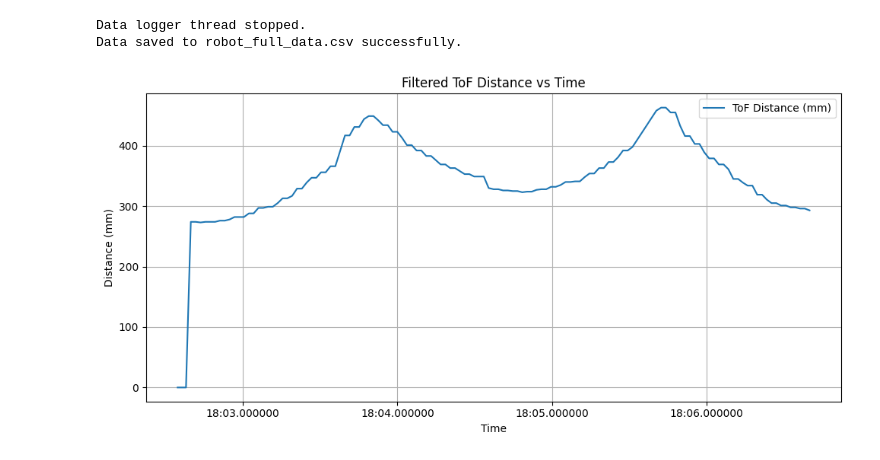
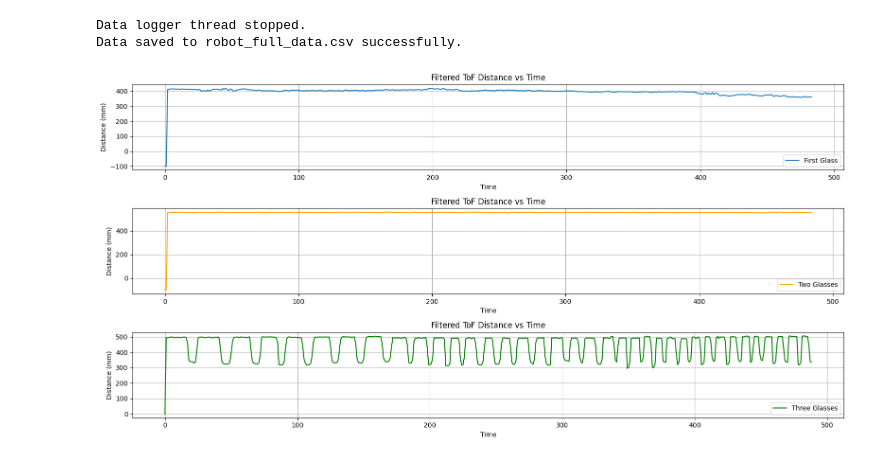
Before and after one commit to Klong1212/Robotmaster, a Jupyter notebook: tof_noise_check.ipynb, the cells around one changed output. Drawn from its saved outputs; the diff is of its cells as text; code cells hidden in the pictures.

```diff
--- a/tof_noise_check.ipynb
+++ b/tof_noise_check.ipynb
@@ -202,24 +202,44 @@ Data logger thread stopped.
 Data saved to robot_full_data.csv successfully.
 # %%
 import pandas as pd
-first_glass=pd.read_csv("first_glass.csv")
-two_glass=pd.read_csv("two_glass.csv")
-three_glass=pd.read_csv("three_glass.csv")
+first_glass = pd.read_csv("first_glass.csv")
+two_glass = pd.read_csv("two_glass.csv")
+three_glass = pd.read_csv("three_glass.csv")
+
+# Subtract 100 from the 'tof' column values
+first_glass['tof'] = first_glass['tof'] - 100
+two_glass['tof'] = two_glass['tof'] - 100
 # %%
 import matplotlib.pyplot as plt
 import pandas as pd
 
 # แปลง timestamp เป็น datetime
-Raw_data['timestamp'] = pd.to_datetime(Raw_data['timestamp'])
 
-mp.figure(figsize=(10, 5))
-mp.plot(Raw_data['timestamp'], Raw_data['tof'], label='ToF Distance (mm)')
-mp.xlabel("Time")
-mp.ylabel("Distance (mm)")
-mp.title("Filtered ToF Distance vs Time")
-mp.grid(True)
-mp.legend()
-mp.tight_layout()
-mp.show()
+plt.figure(figsize=(16, 8))
+plt.subplot(3, 1, 1)
+plt.plot(first_glass.index, first_glass['tof'], label='First Glass')
+plt.xlabel("Time")
+plt.ylabel("Distance (mm)")
+plt.title("Filtered ToF Distance vs Time")
+plt.grid(True)
+plt.legend()
+plt.tight_layout()
+plt.subplot(3, 1, 2)
+plt.plot(two_glass.index, two_glass['tof'], label='Two Glasses', color='orange')
+plt.xlabel("Time")
+plt.ylabel("Distance (mm)")
+plt.title("Filtered ToF Distance vs Time")
+plt.grid(True)
+plt.legend()
+plt.tight_layout()
+plt.subplot(3, 1, 3)
+plt.plot(three_glass.index, three_glass['tof'], label='Three Glasses', color='green')
+plt.xlabel("Time")
+plt.ylabel("Distance (mm)")
+plt.title("Filtered ToF Distance vs Time")
+plt.grid(True)
+plt.legend()
+plt.tight_layout()
+plt.show()
 # %% [output]
-[figure, old version]
+[figure, new version]
```
Also changed, not shown: parts of 1 cell of this notebook, 1 other file.
